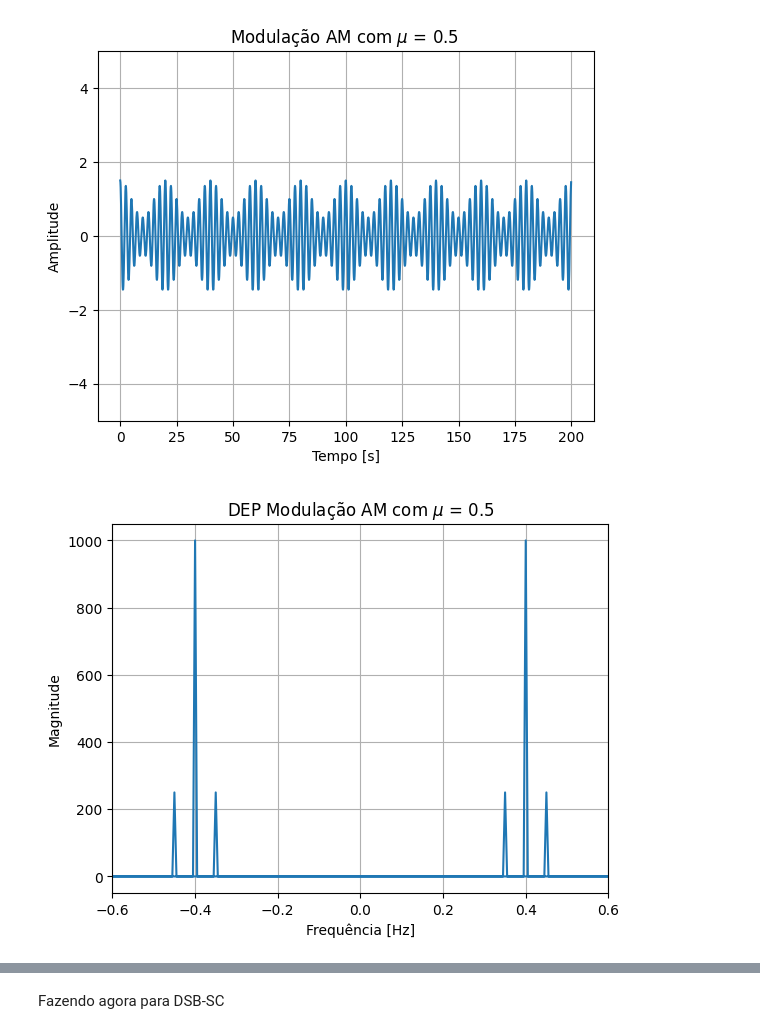
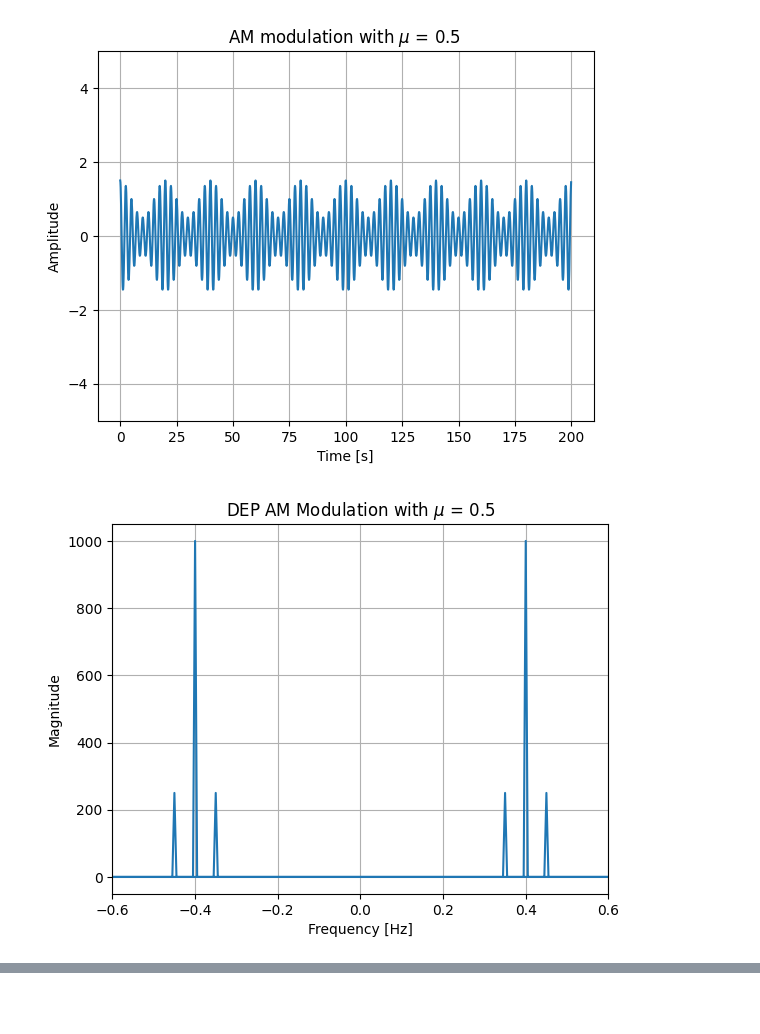
Before and after one commit to vitorfraga12/Principios-de-Comunicaoes, a Jupyter notebook: modulações.ipynb, the cells around one changed output, grey strips where cells are left out. Cells and saved outputs as stored; diff of their text form; code cells hidden in the pictures; blank space fills up the shorter version.

```diff
--- a/modulações.ipynb
+++ b/modulações.ipynb
@@ -7,37 +30,37 @@ samples = 2000
 ac = 1
 fc = 0.4
 fm = 0.05
 fs = 10
 k = [0.5, 1, 2]
 m_t = 0
 M = 2000
 
 t = np.arange(samples)/fs
 
 for k in k:
     m_t = np.cos(2*np.pi*fm*t)
     s_t1 = ac*(1 + k*m_t)*np.cos(2*np.pi*fc*t)
     plt.figure()
     plt.plot(t, s_t1)
-    plt.title(f'Modulação AM com $\mu$ = {k} ')
-    plt.xlabel('Tempo [s]')
+    plt.title(f'AM modulation with $\mu$ = {k} ')
+    plt.xlabel('Time [s]')
     plt.ylabel('Amplitude')
     plt.ylim(-5,5)
     plt.grid()
     plt.show()
 
     fft_result = np.fft.fft(s_t1, M)
     fft_freq = np.fft.fftfreq(M, 1/fs)
 
-    # Plotar espectro de frequência
+    # Ploting the FFT
     plt.figure()
     plt.plot(fft_freq, np.abs(fft_result))
-    plt.title(f'DEP Modulação AM com $\mu$ = {k}')
-    plt.xlabel('Frequência [Hz]')
+    plt.title(f'DEP AM Modulation with $\mu$ = {k}')
+    plt.xlabel('Frequency [Hz]')
     plt.ylabel('Magnitude')
     plt.xlim([-0.6, 0.6])  # Limitar faixa de frequência para -5Hz a 5Hz
     plt.grid(True)
     plt.show()
 # %% [output]
-[figure, old version]
+[figure, new version]
-[figure, old version]
+[figure, new version]
@@ -48,2 +70,0 @@ for k in k:
-# %% [markdown]
-Fazendo agora para DSB-SC
```
Also changed, not shown: parts of 13 cells of this notebook.
